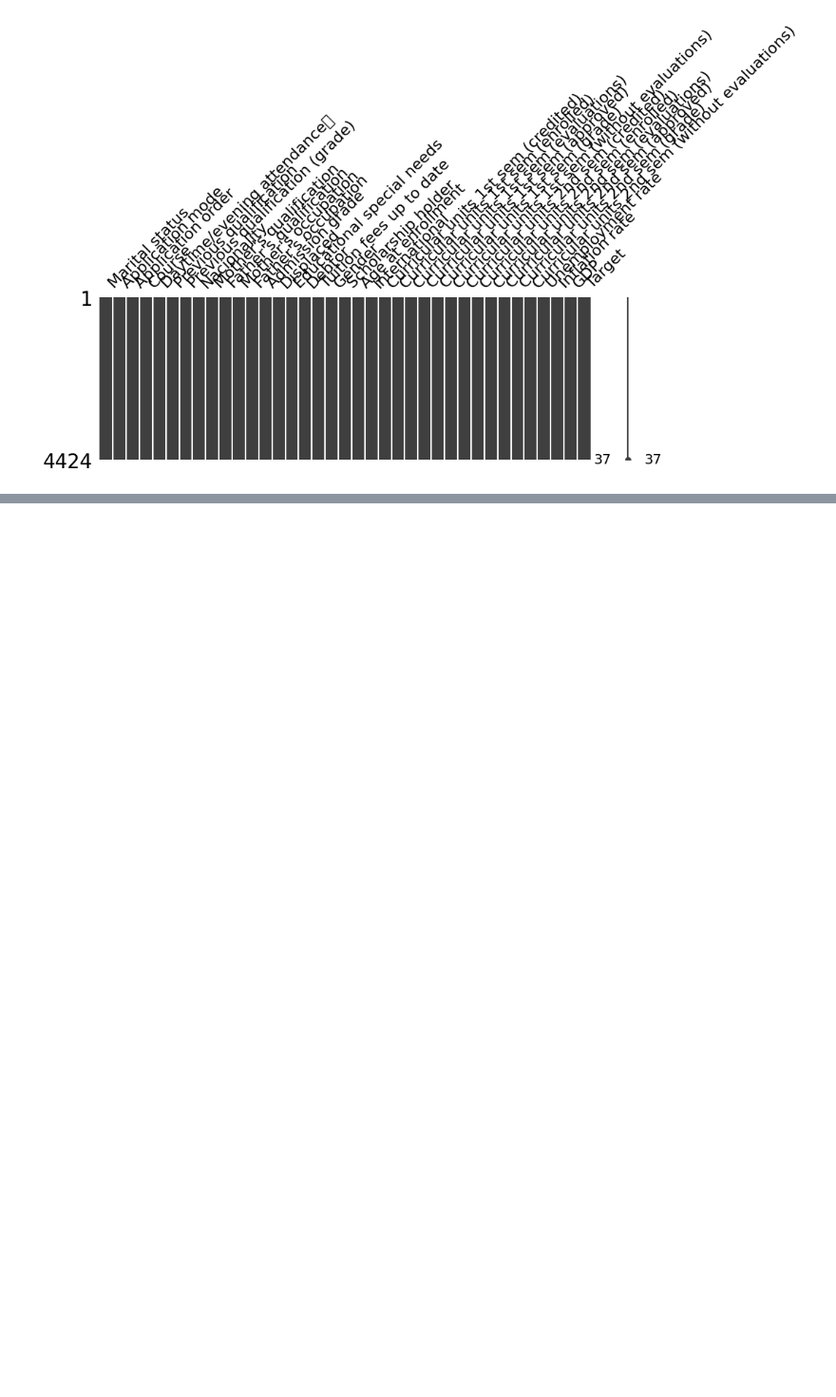
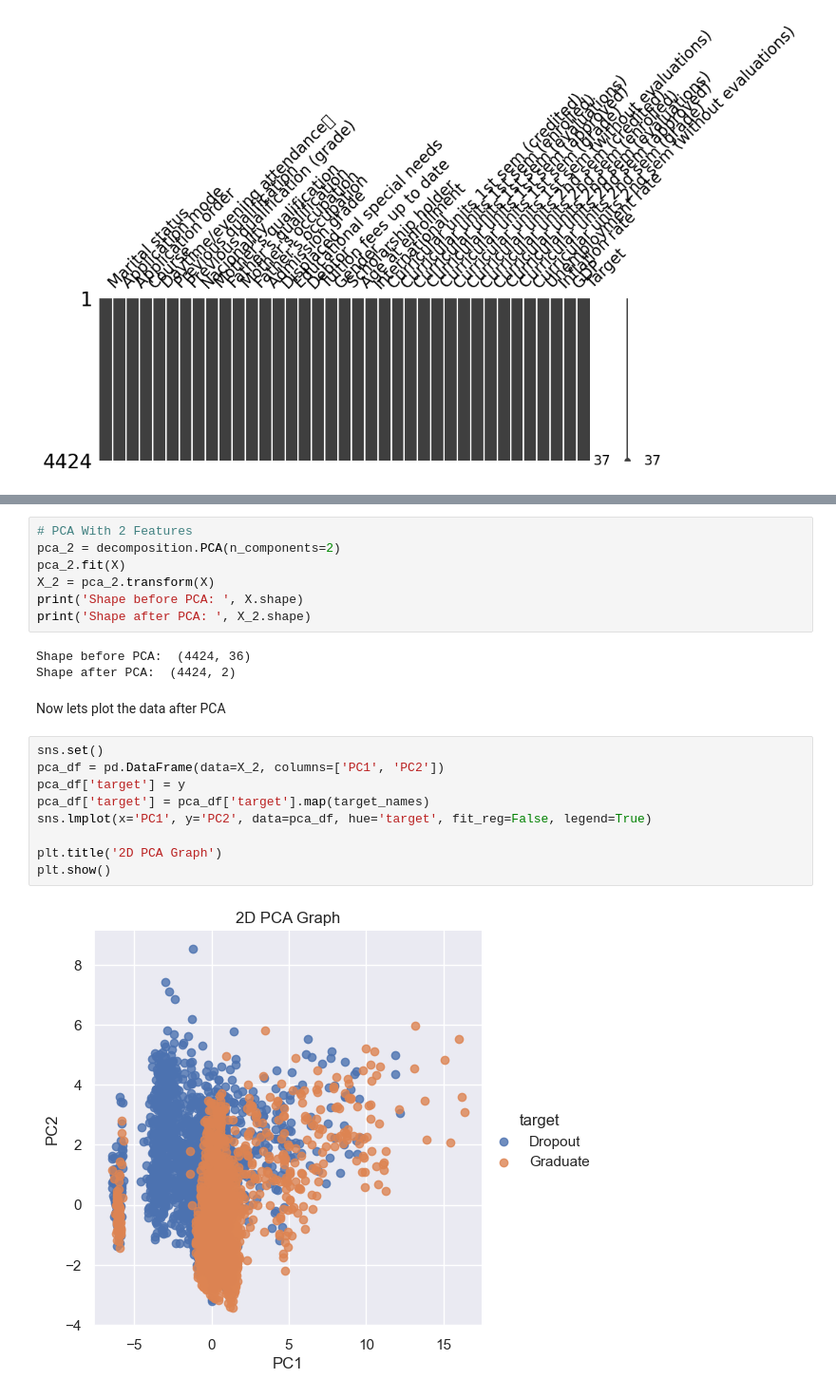
Before and after one commit to Alik-da-Geek/CS4641-Project, a Jupyter notebook: Project/Predicting_Sutdent_Success.ipynb, the cells around one changed output, grey strips where cells are left out. Shown at 95% size. Cells and saved outputs as stored; diff of their text form; blank space fills up the shorter version.

```diff
--- a/Project/Predicting_Sutdent_Success.ipynb
+++ b/Project/Predicting_Sutdent_Success.ipynb
@@ -29,0 +75,23 @@ We can see that there are no null entries as all the columns are equally popualt
+# %%
+# PCA With 2 Features
+pca_2 = decomposition.PCA(n_components=2)
+pca_2.fit(X)
+X_2 = pca_2.transform(X)
+print('Shape before PCA: ', X.shape)
+print('Shape after PCA: ', X_2.shape)
+# %% [output]
+Shape before PCA:  (4424, 36)
+Shape after PCA:  (4424, 2)
+# %% [markdown]
+Now lets plot the data after PCA
+# %%
+sns.set()
+pca_df = pd.DataFrame(data=X_2, columns=['PC1', 'PC2'])
+pca_df['target'] = y
+pca_df['target'] = pca_df['target'].map(target_names)
+sns.lmplot(x='PC1', y='PC2', data=pca_df, hue='target', fit_reg=False, legend=True)
+
+plt.title('2D PCA Graph')
+plt.show()
+# %% [output]
+[figure, added]
```
Also changed, not shown: parts of 9 cells of this notebook.
